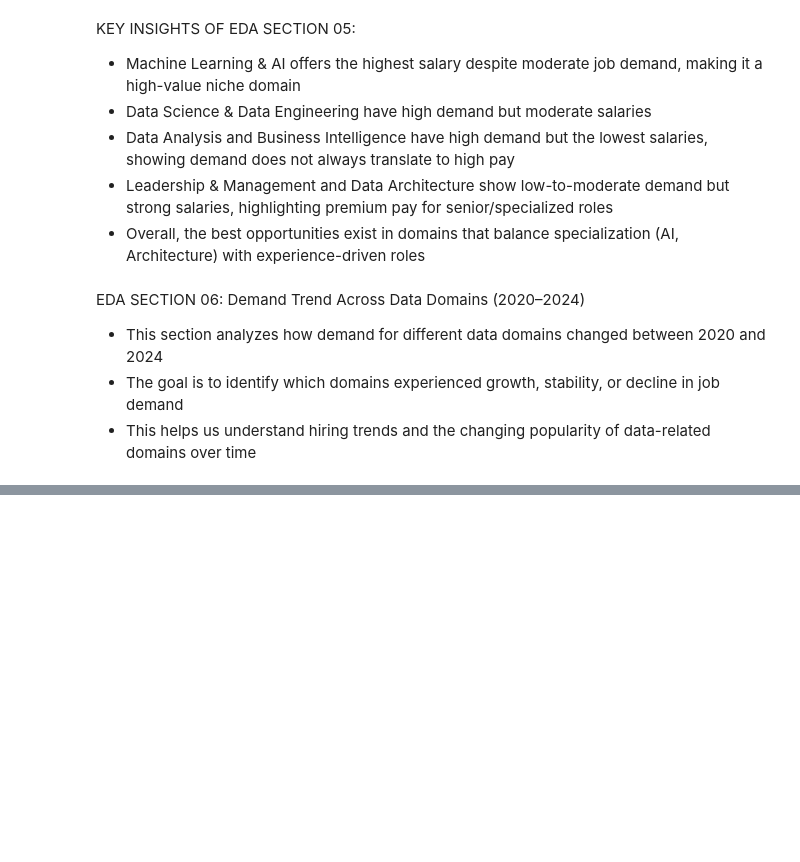
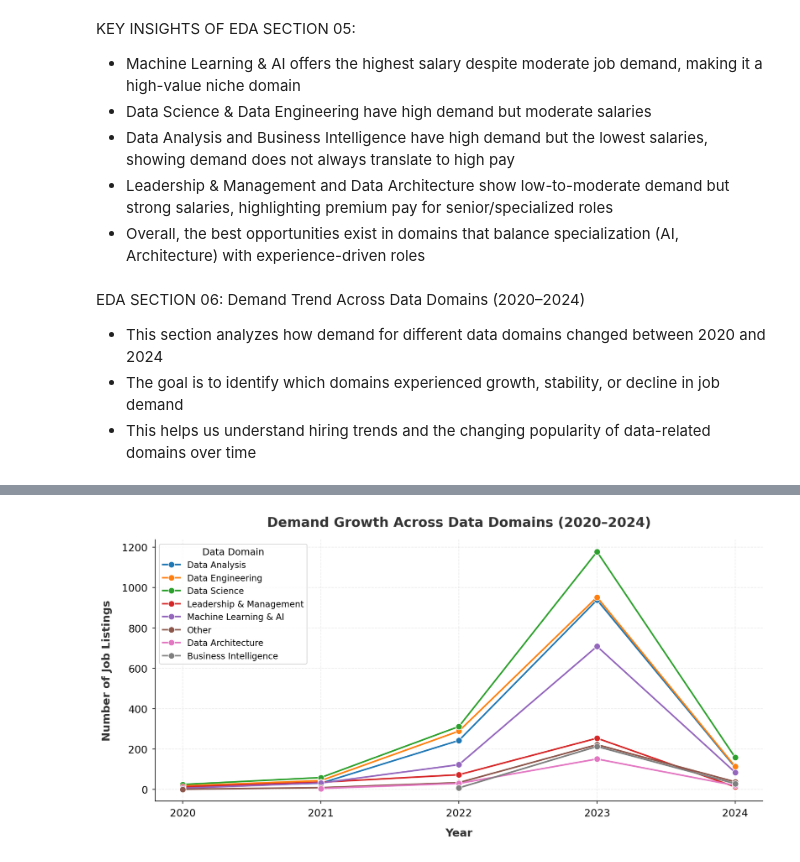
Before and after one commit to Chauhanekta21/Data_Job_Market_Analysis, a Jupyter notebook: main_file.ipynb, the cells around one changed output, grey strips where cells are left out. Drawn from its saved outputs; the diff is of its cells as text; code cells hidden in the pictures; blank space fills up the shorter version.

```diff
--- a/main_file.ipynb
+++ b/main_file.ipynb
@@ -932,0 +937,66 @@ domain_demand_trend.head(10)
+# %%
+#step02: Visualized demand trends across data domains from 2020–2024 using a FacetGrid Line Chart
+
+fig, ax = plt.subplots(figsize=(12,6), dpi=150)
+
+sns.lineplot(
+    data=domain_demand_trend,
+    x="work_year",
+    y="job_listing_count",
+    hue="job_category",
+    marker="o",
+    markersize=8,
+    linewidth=2,
+    ax=ax
+)
+
+# Title
+ax.set_title(
+    "Demand Growth Across Data Domains (2020–2024)",
+    color="#333333",
+    fontweight="bold",
+    fontsize=17,
+    pad=17
+)
+
+# Axis labels with proper spacing
+ax.set_xlabel(
+    "Year",
+    color="#333333",
+    fontweight="bold",
+    fontsize=14,
+    labelpad=12
+)
+
+ax.set_ylabel(
+    "Number of Job Listings",
+    color="#333333",
+    fontweight="bold",
+    fontsize=14,
+    labelpad=12
+)
+
+ax.tick_params(axis='both', labelsize=13)
+
+# Grid styling (clean look)
+ax.grid(True, linestyle="--", alpha=0.25)
+
+# Tick spacing (better breathing space)
+ax.tick_params(axis='x', pad=6)
+ax.tick_params(axis='y', pad=6)
+
+# Legend outside (clean + no overlap)
+ax.legend(
+    title="Data Domain",
+    loc="upper left",
+    frameon=True,
+    title_fontsize=12,
+    fontsize=11
+)
+
+ax.spines['top'].set_visible(False)
+ax.spines['right'].set_visible(False)
+plt.tight_layout()
+plt.show()
+# %% [output]
+[figure, added]
```
Also changed, not shown: parts of 1 cell of this notebook.
